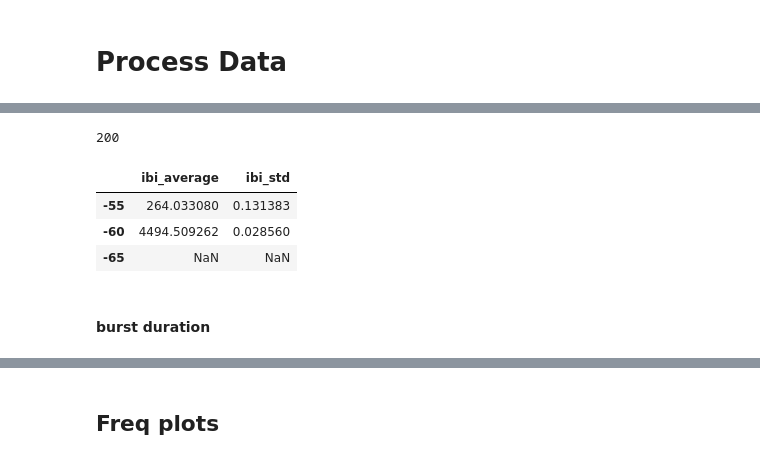
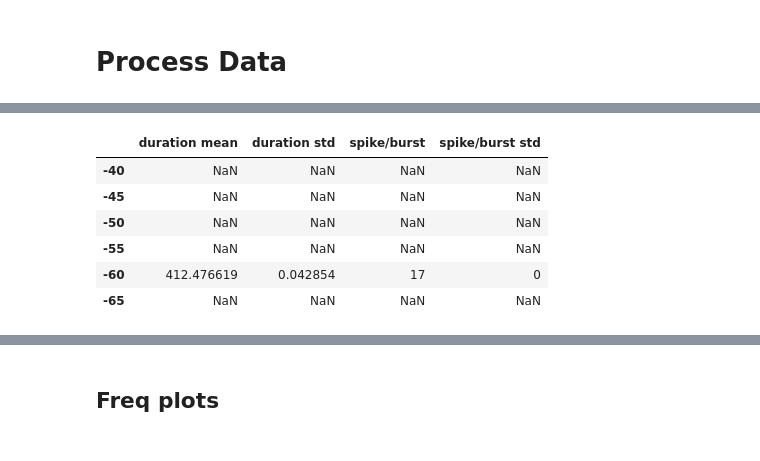
Before and after one commit to mfinemorris/WilsonLab, a Jupyter notebook: NMA.ipynb, the cells around one changed output, grey strips where cells are left out. Saved outputs shown, nothing was run; the diff lists cells and outputs as text; code cells hidden in the pictures.

Commit message:
Added Abby's new histogram functions and spike per burst measurements to burst handling. Converted majority of histogram plotting code into a single function.

```diff
--- a/NMA.ipynb
+++ b/NMA.ipynb
@@ -558,32 +789,0 @@ peaks
-# %%
-#interburst interval detection
-ibi_thresh = 200 #in ms #!!!!!!!!!!!!!!!!!!!!!!!!!!!!!!!!!!!!!!!
-ibi_average = Series(index = data_raw.columns)
-ibi_std = Series(index = data_raw.columns)
-for key, value in peaks.iteritems():
-    ibi = value[value['Interval']>ibi_thresh].Interval.mean()
-    ibi_average[key] = ibi
-
-    std = value[value['Interval']>ibi_thresh].Interval.std()
-    ibi_std[key] = std
-
-ibi_data = pd.concat({'ibi_average':ibi_average,'ibi_std':ibi_std}, axis=1)
-
-output_dict['ibi_thresh'] = ibi_thresh
-#output_dict['ibi_average'] = ibi_average
-#output_dict['ibi_std'] = ibi_std
-
-output_dict['ibi_avg_std']=ibi_data
-'''
-save_file = os.path.join(output_directory,'ibi-'+output_suffix)
-df = pd.DataFrame().from_dict(ibi_data.to_dict())
-df.to_csv(save_file)
-'''
-print ibi_thresh
-ibi_data
-# %% [output]
-200
-|  | ibi_average | ibi_std |
-| -55 | 264.033080 | 0.131383 |
-| -60 | 4494.509262 | 0.028560 |
-| -65 | NaN | NaN |
@@ -599,5 +790,3 @@ plt.show()
-# %% [markdown]
-#### burst duration
 # %%
 bursts = {}
 burst_arr = []
@@ -605,6 +794,8 @@ duration = Series(index = data_raw.columns)
 duration_std = Series(index = data_raw.columns)
 burst_ibi = Series(index = data_raw.columns)
 burst_ibi_std = Series(index = data_raw.columns)
+spikes_per_burst = Series(index = data_raw.columns)
+spikes_per_burst_std = Series(index = data_raw.columns)
 
 for key, value in peaks.iteritems():
     b_start = []
@@ -627,36 +818,52 @@ for key, value in peaks.iteritems():
                 b_end.append(index)
                 b_ibi.append(row)
                 b_flag = False
 
     if len(b_start) == len(b_end) +1:
         del b_start[-1]
 
     #store info about bursts
     Burst = DataFrame(data = {'Start':b_start})
     Burst['End'] = b_end
     Burst['Duration'] = Burst['End'] - Burst['Start']
     Burst['Burst Interval'] = b_ibi
     bursts[key] = Burst
 
     burst_arr.append(b_start)
     burst_arr.append(b_end)
     burst_arr.append(Burst['Duration'].values.tolist())
     burst_arr.append(b_ibi)
 
+    #information derived from burst indo
 
-    #information derived from burst indo
+    spb = []
+    for i in np.arange(len(b_start)):
+        count = peaks[key]['Amplitude'][Burst['Start'].ix[i]:Burst['End'].ix[i]].count()
+        spb.append(count)
+    Burst['Spikes/Burst'] = spb
+
     duration[key] = Burst['Duration'].mean()
     duration_std[key] = Burst['Duration'].std()
     burst_ibi[key] =  Burst['Burst Interval'].mean()
     burst_ibi_std[key] = Burst['Burst Interval'].std()
+    spikes_per_burst[key] = Burst['Spikes/Burst'].mean()
+    spikes_per_burst_std[key] = Burst['Spikes/Burst'].std()
 
 
 #store the burst duration- and ibi- mean and std together in prep for final output
-burst_misc_data = pd.concat([duration, duration_std, burst_ibi, burst_ibi_std],keys=['duration mean','duration std','ibi mean', 'ibi std'], axis=1)#DataFrame(data =,index = data_raw.columns, )
+burst_misc_data = pd.concat([duration, duration_std, spikes_per_burst, spikes_per_burst_std],keys=['duration mean','duration std','spike/burst', 'spike/burst std'], axis=1)#DataFrame(data =,index = data_raw.columns, )
 #output_dict['bursts_']=bursts
 output_dict['burst_stat_data'] = burst_misc_data
 
-#burst_misc_data
+burst_misc_data
+# %% [output]
+|  | duration mean | duration std | spike/burst | spike/burst std |
+| -40 | NaN | NaN | NaN | NaN |
+| -45 | NaN | NaN | NaN | NaN |
+| -50 | NaN | NaN | NaN | NaN |
+| -55 | NaN | NaN | NaN | NaN |
+| -60 | 412.476619 | 0.042854 | 17 | 0 |
+| -65 | NaN | NaN | NaN | NaN |
 # %%
 #save bursts
 save_file = os.path.join(output_directory,'bursts-'+output_suffix)
```
Also changed, not shown: parts of 65 cells of this notebook.
